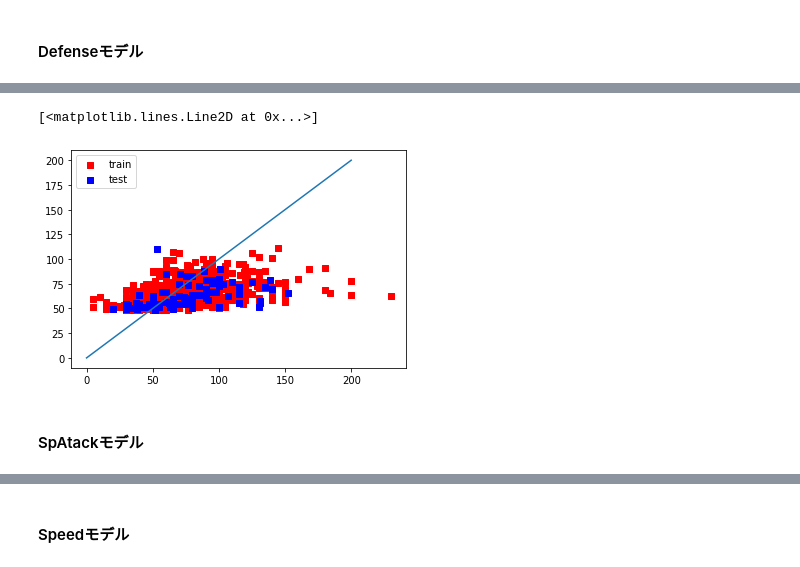
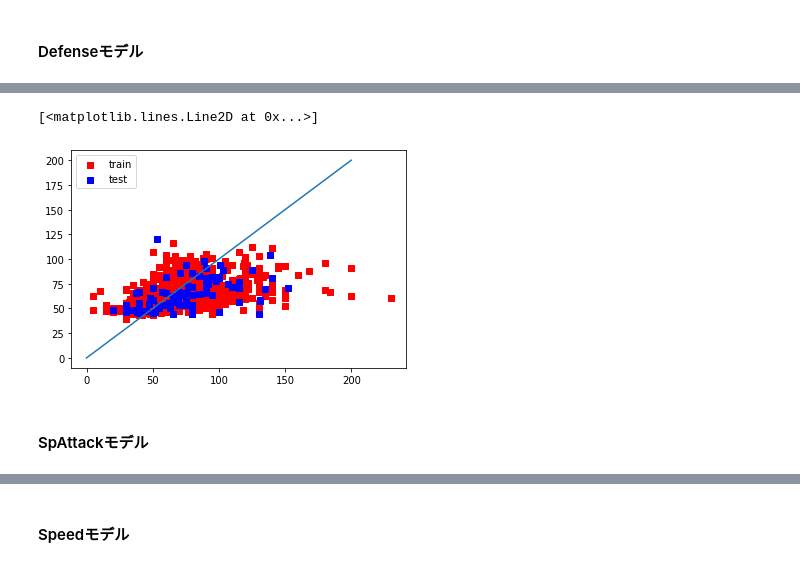
Before and after one commit to have-not/pokemon-dataset, a Jupyter notebook: predict_stats_cnn.ipynb, the cells around one changed output, grey strips where cells are left out. Saved outputs shown, nothing was run; the diff lists cells and outputs as text; code cells hidden in the pictures.

```diff
--- a/predict_stats_cnn.ipynb
+++ b/predict_stats_cnn.ipynb
@@ -328,9 +361,9 @@ from keras.preprocessing import image as keras_image
 from keras.preprocessing.image import ImageDataGenerator
 # %%
 datagen = ImageDataGenerator(
-           rotation_range=20,
-           width_shift_range=0.05,
-           height_shift_range=0.05,
+           rotation_range=10,
+           width_shift_range=0,
+           height_shift_range=0,
            shear_range=0,
            zoom_range=0,
            horizontal_flip=False,
@@ -463,7 +553,9 @@ plt.plot([0,200],[0,200])
 # %% [markdown]
 #### Defenseモデル
 # %%
-model_defence = model(X_train.shape[1:4], 1)
-history = model_defence.fit_generator(datagen.flow(X_train, y_b_train, batch_size=32),
+model_defense = load_model('model_ft.h5', compile=True)
+history = model_defense.fit_generator(datagen.flow(X_train, y_b_train, batch_size=32),
                     steps_per_epoch=len(y_b_train) / 32, epochs=200,
                     validation_data=(X_test, y_b_test), callbacks=[early_stop])
+
+model_defense.save('model_defense.h5', include_optimizer=False)
@@ -472,14 +580,14 @@ model_defence.save('model_defence.h5', include_optimizer=False)
 # %%
-y_pred_train = model_defence.predict(X_train)
-y_pred_test = model_defence.predict(X_test)
+y_pred_train = model_defense.predict(X_train)
+y_pred_test = model_defense.predict(X_test)
 
 plt.scatter(y_b_train, y_pred_train, c='r', marker='s',label="train")
 plt.scatter(y_b_test, y_pred_test, c='b', marker='s',label="test")
 plt.legend()
 plt.plot([0,200],[0,200])
 # %% [output]
 [<matplotlib.lines.Line2D at 0x...>]
-[figure, old version]
+[figure, new version]
 # %% [markdown]
-#### SpAtackモデル
+#### SpAttackモデル
 # %%
```
Also changed, not shown: parts of 35 cells of this notebook.
